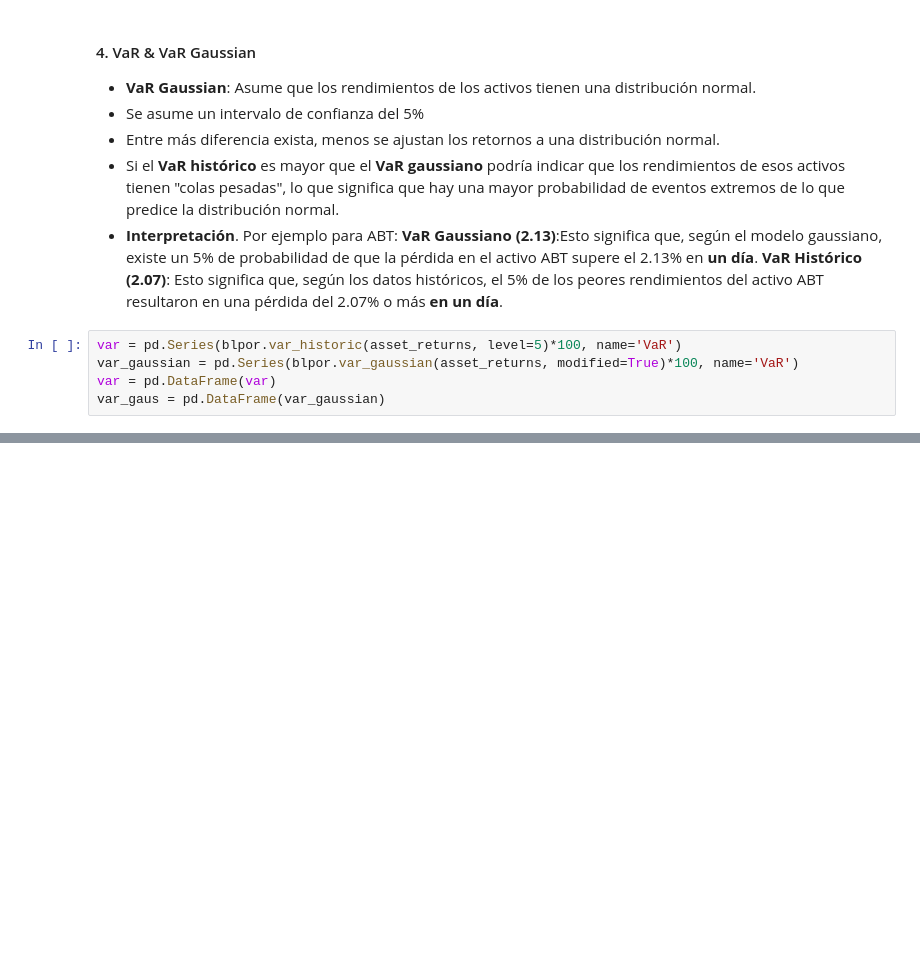
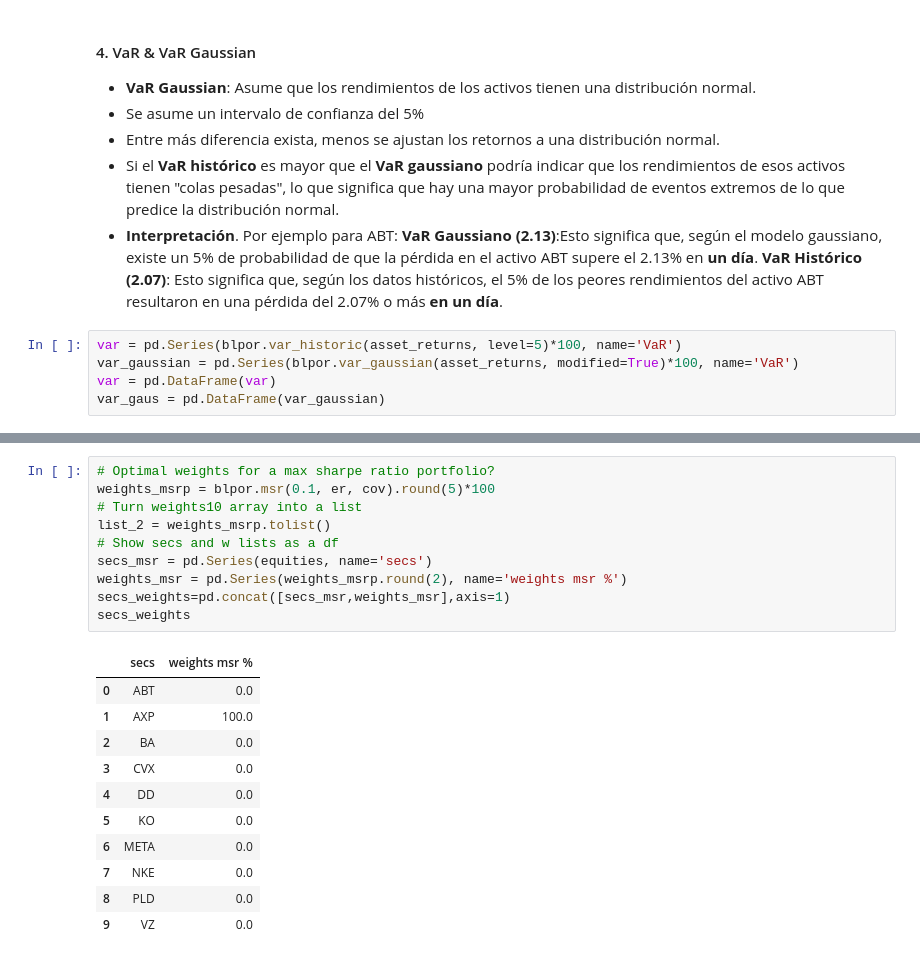
Before and after one commit to Rauloigs/Mercados-Financieros-P-Eficiente, a Jupyter notebook: bl_csv_portfolio_test.ipynb, the cells around one changed output, grey strips where cells are left out. Saved outputs shown, nothing was run; the diff lists cells and outputs as text; blank space fills up the shorter version.

```diff
--- a/bl_csv_portfolio_test.ipynb
+++ b/bl_csv_portfolio_test.ipynb
@@ -275,0 +321,22 @@ blpor.compare_var_vargaus(var, var_gaus)
+# %%
+# Optimal weights for a max sharpe ratio portfolio?
+weights_msrp = blpor.msr(0.1, er, cov).round(5)*100
+# Turn weights10 array into a list
+list_2 = weights_msrp.tolist()
+# Show secs and w lists as a df
+secs_msr = pd.Series(equities, name='secs')
+weights_msr = pd.Series(weights_msrp.round(2), name='weights msr %')
+secs_weights=pd.concat([secs_msr,weights_msr],axis=1)
+secs_weights
+# %% [output]
+|  | secs | weights msr % |
+| 0 | ABT | 0.0 |
+| 1 | AXP | 100.0 |
+| 2 | BA | 0.0 |
+| 3 | CVX | 0.0 |
+| 4 | DD | 0.0 |
+| 5 | KO | 0.0 |
+| 6 | META | 0.0 |
+| 7 | NKE | 0.0 |
+| 8 | PLD | 0.0 |
+| 9 | VZ | 0.0 |
```
Also changed, not shown: parts of 8 cells of this notebook.
